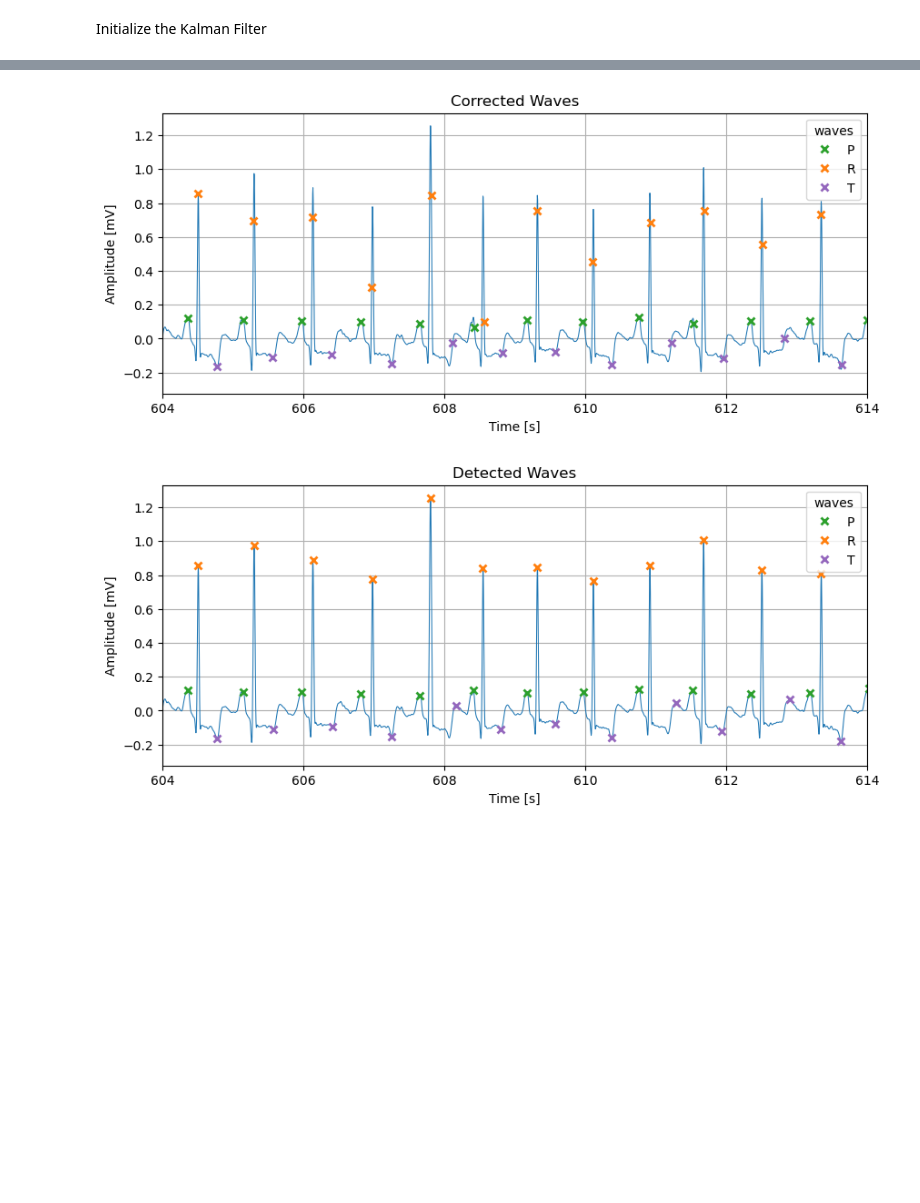
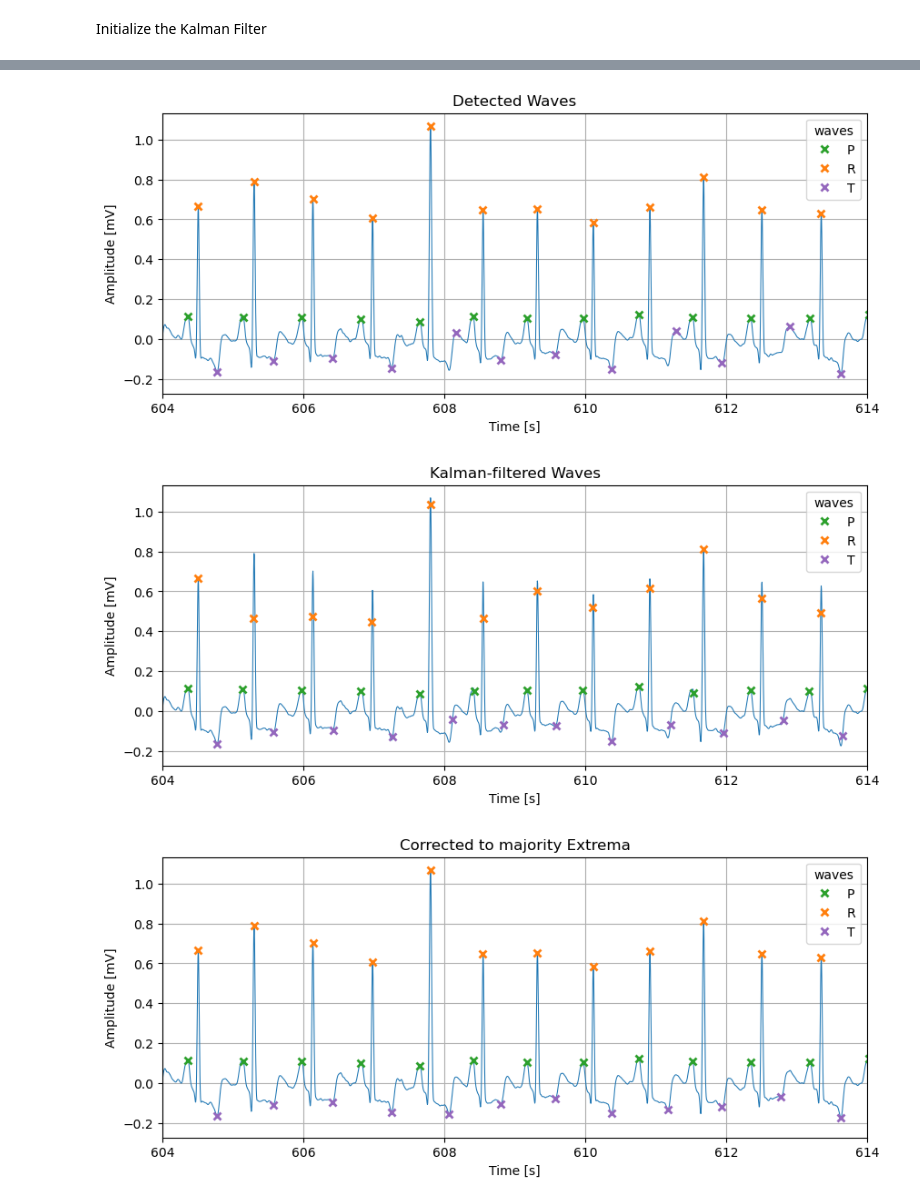
Before and after one commit to JonasEmrich/ecg-feature-tracking, a Jupyter notebook: tracking.ipynb, the cells around one changed output, grey strips where cells are left out. Cells and saved outputs as stored; diff of their text form; code cells hidden in the pictures; blank space fills up the shorter version.

Commit message:
adding peak correction and better evaluation

```diff
--- a/tracking.ipynb
+++ b/tracking.ipynb
@@ -48,12 +56,12 @@ from filterpy.common import Q_discrete_white_noise
 from filterpy.kalman import KalmanFilter
 from scipy.linalg import block_diag
 
-R_std = .3
-Q_std = .3
+R_std = .4
+Q_std = .6
 
+### 1. Basic Kalmanfilter setup
 tracker = KalmanFilter(dim_x=4, dim_z=3)
-dt = 1.0   # time step
-
+dt = 1   # time step
 # state transition matrix
 tracker.F = np.array([[1, 0, 0, dt],
                       [0, 1, 0, dt],
@@ -65,15 +73,23 @@ tracker.F = np.array([[1, 0, 0, dt],
 tracker.H = np.array([[1, 0, 0, 0],
                       [0, 1, 0, 0],
                       [0, 0, 1, 0]])
-
-
 # Measurement uncertainty
-tracker.R = np.array([[1, 0, 0],
-                      [0, 1, 0],
-                      [0, 0, 2]]) * R_std**2
+c = 0
+tracker.R = np.array([[2, c, c],
+                      [c, 1, c],
+                      [c, c, 20]]) * R_std**2
+#tracker.R = np.cov(M)/np.max(np.cov(M)) * R_std**2
 # Process noise
 tracker.Q = Q_discrete_white_noise(dim=tracker.dim_x, dt=dt, var=Q_std**2)
 # Initial state
-tracker.x = np.array([[waves["P"][0], waves["R"][0], waves["T"][0], 0]]).T
+tracker.x = np.array([[waves["P"][0], waves["R"][0], waves["T"][0],  0]]).T
 # State covariance
 tracker.P = np.eye(4) * 50
+
+
+
+### 2. Run the Kalman Filter on P, R, T waves
+# collect input data for Kalman filtering
+zs = np.array([waves["P"], waves["R"], waves["T"]]).T
+# run filter
+mu, cov, _, _ = tracker.batch_filter(zs)
@@ -91,13 +108,20 @@ plot_results(zs, mu, annotations, ["P", "R", "T"], fs)
 # %%
+def truncate(arr, n):
+    return arr[arr <= n]
+
+N = len(ecg)
 corrected_waves = {
-    "P": mu[:, 0].astype(int),
-    "R": mu[:, 1].astype(int),
-    "T": mu[:, 2].astype(int)
+    "P": truncate(mu[:, 0, 0], N).astype(int),
+    "R": truncate(mu[:, 1, 0], N).astype(int),
+    "T": truncate(mu[:, 2, 0], N).astype(int)
     }
 detected_waves = dict((k, waves[k]) for k in ("P", "R", "T"))
+corrected_majority = correct_waves_to_major_extrema(ecg, corrected_waves, detected_waves)
 
-plot_waves(time, ecg, corrected_waves, title="Corrected Waves", xlim=[time[0], time[0]+10])
 plot_waves(time, ecg, detected_waves, title="Detected Waves", xlim=[time[0], time[0]+10])
+plot_waves(time, ecg, corrected_waves, title="Kalman-filtered Waves", xlim=[time[0], time[0]+10])
+plot_waves(time, ecg, corrected_majority, title="Corrected to majority Extrema", xlim=[time[0], time[0]+10])
 # %% [output]
-[figure, old version]
+[figure, new version]
-[figure, old version]
+[figure, new version]
+[figure, added]
```
Also changed, not shown: parts of 11 cells of this notebook, 1 other file.
